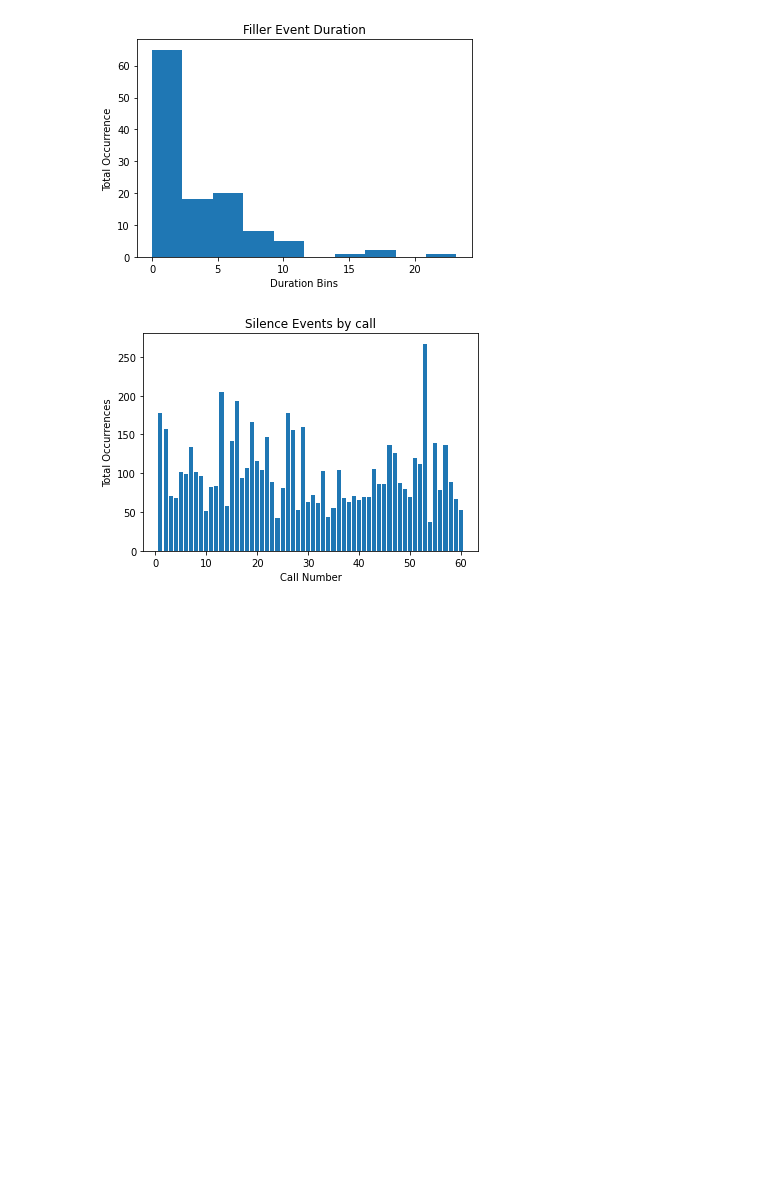
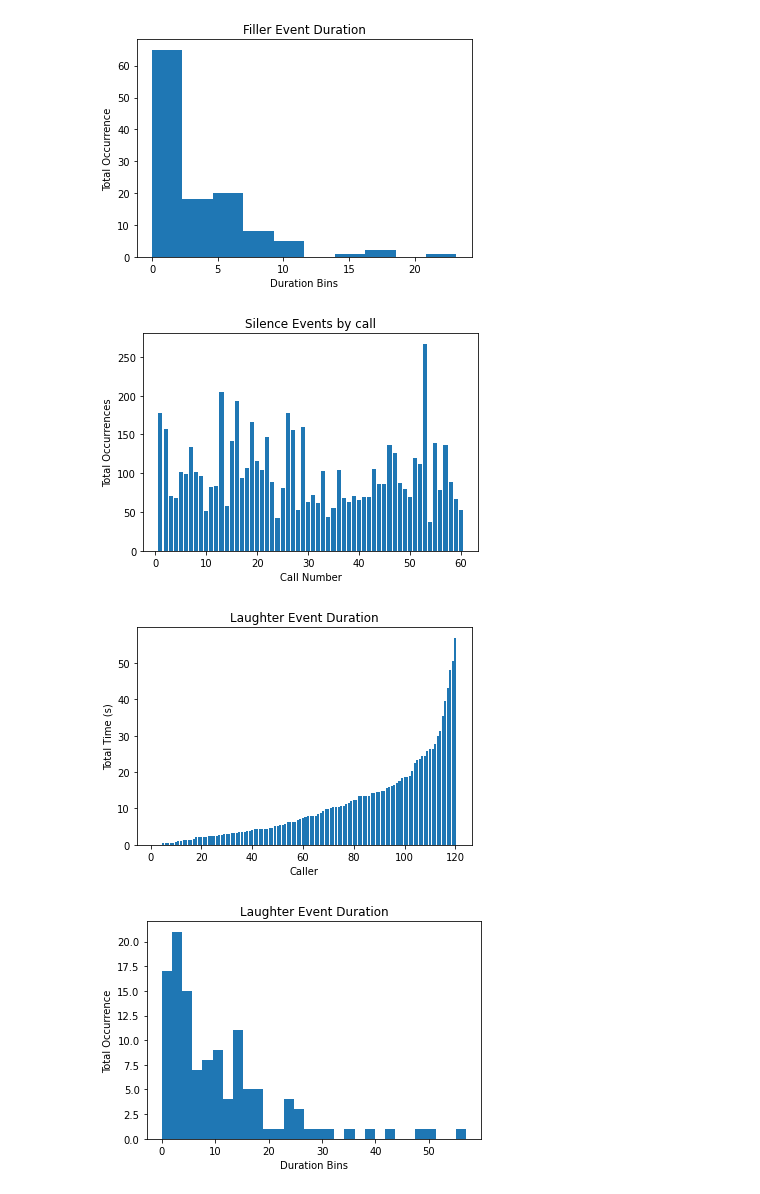
Before and after one commit to euronite/ConversationalBrowser, a Jupyter notebook: jupyter notebooks/data manipulation.ipynb, the cells around one changed output. Drawn from its saved outputs; the diff is of its cells as text; code cells hidden in the pictures; blank space fills up the shorter version.

```diff
--- a/jupyter notebooks/data manipulation.ipynb
+++ b/jupyter notebooks/data manipulation.ipynb
@@ -370,3 +399,25 @@ plt.ylabel('Total Occurrences')
 plt.show()
 # %% [output]
 [figure]
+# %%
+# Visualisation of individual laughter length duration
+all_ids = get_all_call_ids(df)
+laughter_list = []
+for call in all_ids:
+    laughter_list.append(total_time_of_event(get_call_df(df, call), "laughter"))
+laughter_list = sorted([val for sublist in laughter_list for val in sublist])
+x = list(range(1, 121))
+plt.bar(x, laughter_list)
+plt.title('Laughter Event Duration')
+plt.xlabel('Caller')
+plt.ylabel('Total Time (s)')
+plt.show()
+
+plt.hist(laughter_list, 30)
+plt.title('Laughter Event Duration')
+plt.xlabel('Duration Bins')
+plt.ylabel('Total Occurrence')
+plt.show()
+# %% [output]
+[figure, added]
+[figure, added]
```
Also changed, not shown: parts of 5 cells of this notebook.
